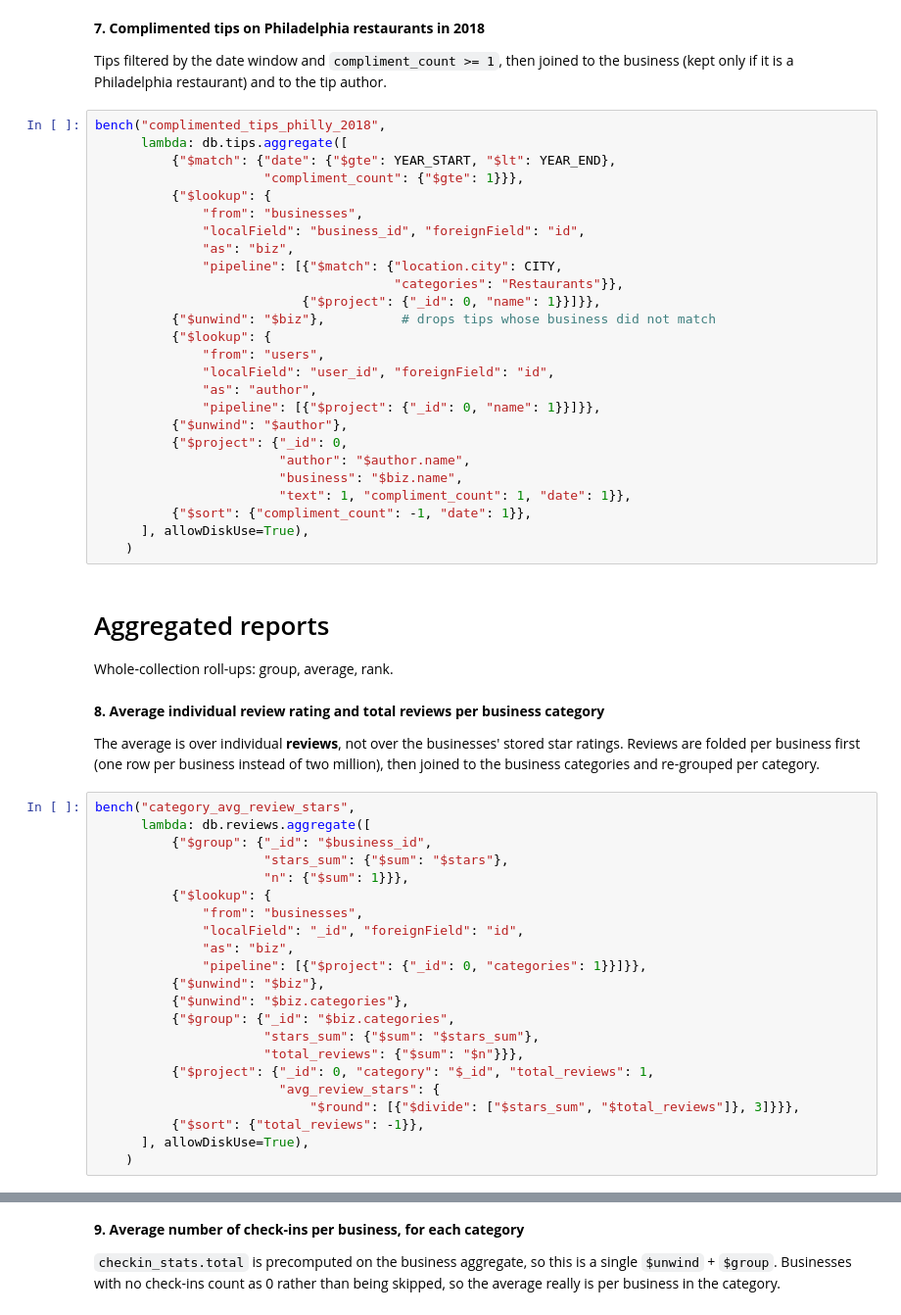
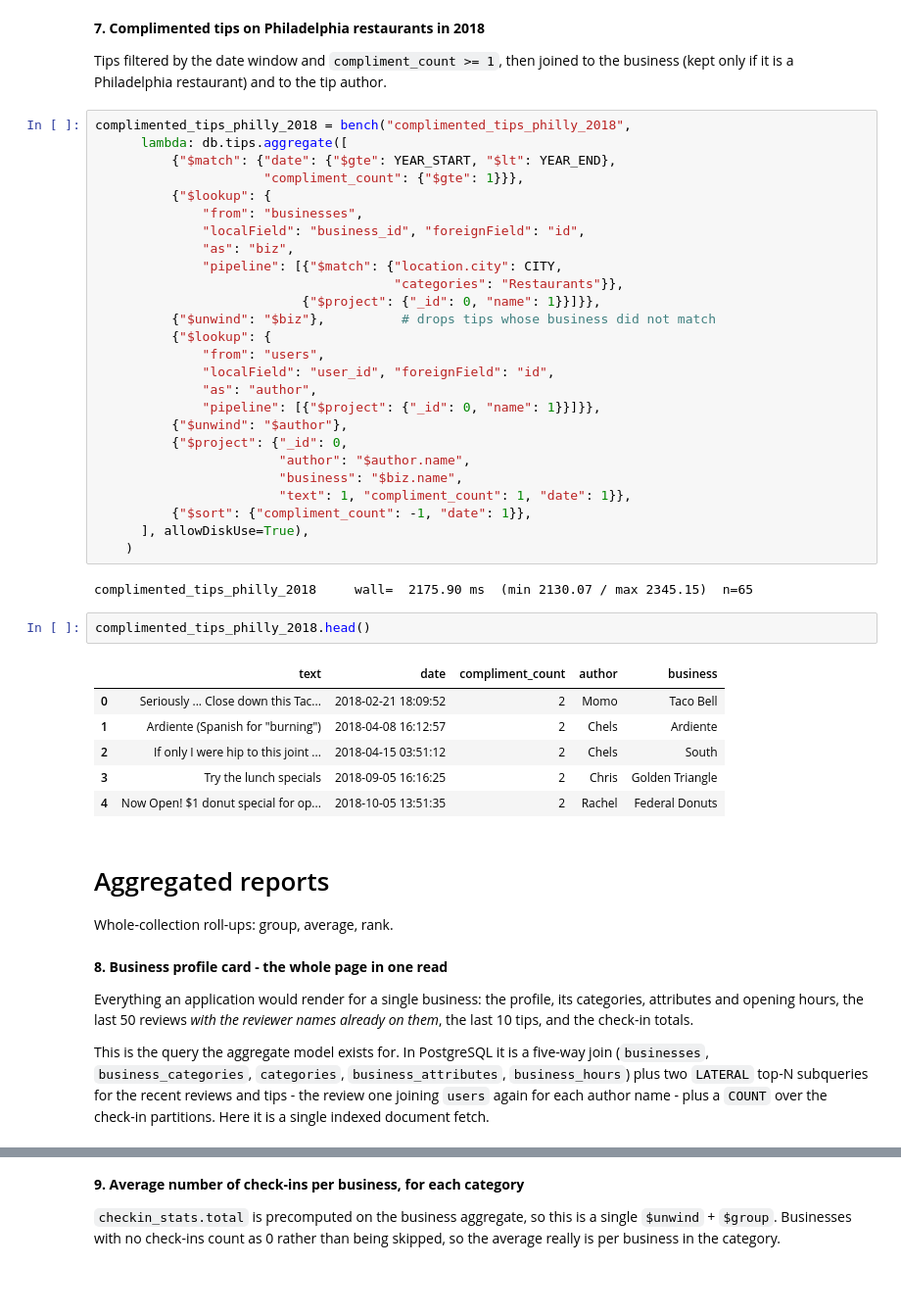
Before and after one commit to Hekaton003/NBP_Proekt, a Jupyter notebook: mongodb_query_benchmark.ipynb, the cells around one changed output, grey strips where cells are left out. Shown at 98% size. Saved outputs shown, nothing was run; the diff lists cells and outputs as text; blank space fills up the shorter version.

```diff
--- a/mongodb_query_benchmark.ipynb
+++ b/mongodb_query_benchmark.ipynb
@@ -238,7 +329,7 @@ bench("philly_open_monday_outdoor",
 Tips filtered by the date window and `compliment_count >= 1`, then joined to the
 business (kept only if it is a Philadelphia restaurant) and to the tip author.
 # %%
-bench("complimented_tips_philly_2018",
+complimented_tips_philly_2018 = bench("complimented_tips_philly_2018",
       lambda: db.tips.aggregate([
           {"$match": {"date": {"$gte": YEAR_START, "$lt": YEAR_END},
                       "compliment_count": {"$gte": 1}}},
@@ -263,35 +354,30 @@ bench("complimented_tips_philly_2018",
           {"$sort": {"compliment_count": -1, "date": 1}},
       ], allowDiskUse=True),
     )
+# %% [output]
+complimented_tips_philly_2018     wall=  2175.90 ms  (min 2130.07 / max 2345.15)  n=65
+# %%
+complimented_tips_philly_2018.head()
+# %% [output]
+|  | text | date | compliment_count | author | business |
+| 0 | Seriously ... Close down this Tac... | 2018-02-21 18:09:52 | 2 | Momo | Taco Bell |
+| 1 | Ardiente (Spanish for "burning") | 2018-04-08 16:12:57 | 2 | Chels | Ardiente |
+| 2 | If only I were hip to this joint ... | 2018-04-15 03:51:12 | 2 | Chels | South |
+| 3 | Try the lunch specials | 2018-09-05 16:16:25 | 2 | Chris | Golden Triangle |
+| 4 | Now Open! $1 donut special for op... | 2018-10-05 13:51:35 | 2 | Rachel | Federal Donuts |
 # %% [markdown]
 # Aggregated reports
 
 Whole-collection roll-ups: group, average, rank.
 # %% [markdown]
-**8. Average individual review rating and total reviews per business category**
+**8. Business profile card - the whole page in one read**
 
-The average is over individual **reviews**, not over the businesses' stored star
-ratings. Reviews are folded per business first (one row per business instead of two
-million), then joined to the business categories and re-grouped per category.
+Everything an application would render for a single business: the profile, its categories,
+attributes and opening hours, the last 50 reviews *with the reviewer names already on
+them*, the last 10 tips, and the check-in totals.
+
+This is the query the aggregate model exists for. In PostgreSQL it is a five-way join
+(`businesses`, `business_categories`, `categories`, `business_attributes`,
+`business_hours`) plus two `LATERAL` top-N subqueries for the recent reviews and tips -
+the review one joining `users` again for each author name - plus a `COUNT` over the
+check-in partitions. Here it is a single indexed document fetch.
-# %%
-bench("category_avg_review_stars",
-      lambda: db.reviews.aggregate([
-          {"$group": {"_id": "$business_id",
-                      "stars_sum": {"$sum": "$stars"},
-                      "n": {"$sum": 1}}},
-          {"$lookup": {
-              "from": "businesses",
-              "localField": "_id", "foreignField": "id",
-              "as": "biz",
-              "pipeline": [{"$project": {"_id": 0, "categories": 1}}]}},
-          {"$unwind": "$biz"},
-          {"$unwind": "$biz.categories"},
-          {"$group": {"_id": "$biz.categories",
-                      "stars_sum": {"$sum": "$stars_sum"},
-                      "total_reviews": {"$sum": "$n"}}},
-          {"$project": {"_id": 0, "category": "$_id", "total_reviews": 1,
-                        "avg_review_stars": {
-                            "$round": [{"$divide": ["$stars_sum", "$total_reviews"]}, 3]}}},
-          {"$sort": {"total_reviews": -1}},
-      ], allowDiskUse=True),
-    )
```
Also changed, not shown: parts of 25 cells of this notebook, 3 other files.
